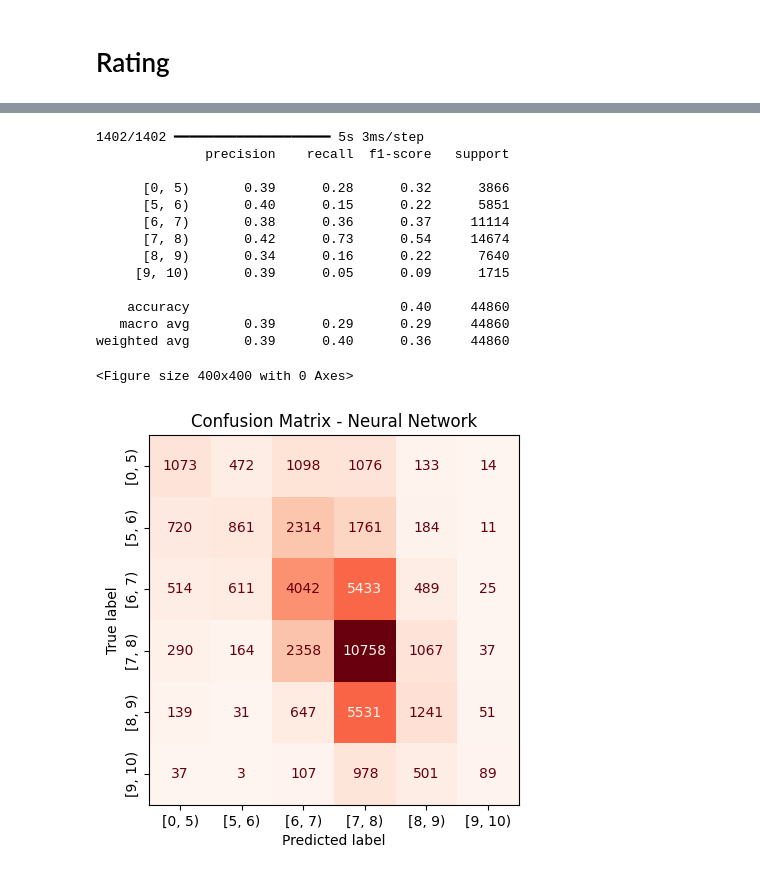
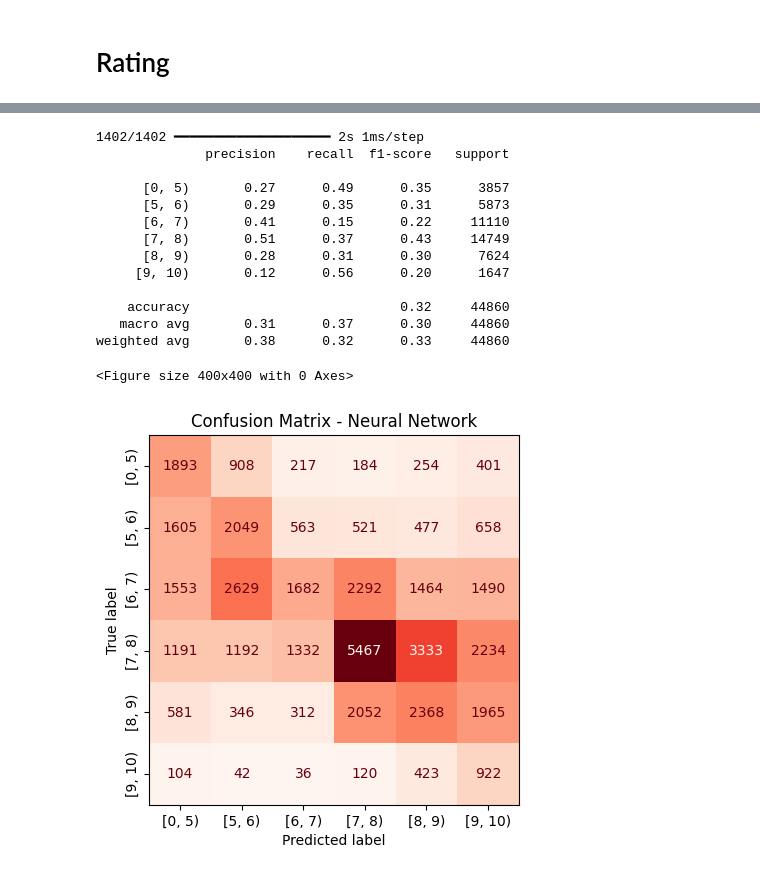
Before and after one commit to ChefBB/dm2_project, a Jupyter notebook: classification/neural_net_classif.ipynb, the cells around one changed output, grey strips where cells are left out. Drawn from its saved outputs; the diff is of its cells as text; code cells hidden in the pictures.

Commit message:
neural networks rework; ts report update

```diff
--- a/classification/neural_net_classif.ipynb
+++ b/classification/neural_net_classif.ipynb
@@ -355,0 +471,12 @@ plt.show()
+# %%
+y = pd.get_dummies(y, prefix='rating', dtype=int)
+# %%
+from sklearn.model_selection import train_test_split
+
+X_train, X_test, y_train, y_test = train_test_split(
+    X, y, test_size=0.3, random_state=42, stratify=y
+)
+
+X_train, X_val, y_train, y_val = train_test_split(
+    X_train, y_train, test_size=0.2, random_state=42, stratify=y_train
+)
@@ -356,3 +496,11 @@ plt.show()
+# %%
+# Preprocessing
+from sklearn.preprocessing import StandardScaler
+
+scaler = StandardScaler()
+X_train[to_scale] = scaler.fit_transform(X_train[to_scale])
+X_val[to_scale] = scaler.transform(X_val[to_scale])
+X_test[to_scale] = scaler.transform(X_test[to_scale])
 # %%
 # Counts for each class
 y_train.value_counts().sort_index()
@@ -391,2 +588,20 @@ model_rating.compile(
     metrics=['accuracy']
 )
+# %%
+import numpy as np
+from sklearn.utils.class_weight import compute_class_weight
+
+# Compute class weights
+class_weights = compute_class_weight(
+    class_weight='balanced',
+    classes=np.arange(y_train.shape[1]),
+    y=np.argmax(y_train.values, axis=1)
+)
+class_weights = {i: class_weights[i] for i in range(y_train.shape[1])}
+
+history_rating = model_rating.fit(
+    X_train, y_train,
+    epochs=100, batch_size=64, validation_data=(X_val, y_val),
+    class_weight=class_weights,
+    callbacks=[tf.keras.callbacks.EarlyStopping(monitor='val_loss', patience=10, restore_best_weights=True)]
+)
@@ -472,53 +686,48 @@ target_names = [
     '[9, 10)'
 ]
 
-
 # Predict on the test set
 y_pred = model_rating.predict(X_test)
 y_pred_classes = y_pred.argmax(axis=1)
+y_true_classes = y_true_classes.argmax(axis=1)
 
-# Use y_test directly as true class labels (no need for argmax)
-# y_true_classes = y_test
-
-# Print classification report using the corrected true labels
 print(classification_report(y_true_classes, y_pred_classes, target_names=target_names))
-
 
 plt.figure(figsize=(4, 4))
 
 # 1. Manually create the confusion matrix
 # Use the corrected y_true_classes along with the predicted classes
 cm = confusion_matrix(y_true_classes, y_pred_classes,)
 
 # 2. Create a new ConfusionMatrixDisplay object with the original matrix and labels
 disp = ConfusionMatrixDisplay(confusion_matrix=cm, display_labels=target_names)
 
 
 disp.xticks_rotation = 45
 
 # 3. Plot the confusion matrix
 disp.plot(cmap='Reds', colorbar=False)
 
 plt.xticks(rotation=0)
 plt.yticks(rotation=90, va='center')
 plt.title('Confusion Matrix - Neural Network')
 plt.show()
 # %% [output]
-1402/1402 ━━━━━━━━━━━━━━━━━━━━ 5s 3ms/step
+1402/1402 ━━━━━━━━━━━━━━━━━━━━ 2s 1ms/step
               precision    recall  f1-score   support
 
-      [0, 5)       0.39      0.28      0.32      3866
-      [5, 6)       0.40      0.15      0.22      5851
-      [6, 7)       0.38      0.36      0.37     11114
-      [7, 8)       0.42      0.73      0.54     14674
-      [8, 9)       0.34      0.16      0.22      7640
-     [9, 10)       0.39      0.05      0.09      1715
+      [0, 5)       0.27      0.49      0.35      3857
+      [5, 6)       0.29      0.35      0.31      5873
+      [6, 7)       0.41      0.15      0.22     11110
+      [7, 8)       0.51      0.37      0.43     14749
+      [8, 9)       0.28      0.31      0.30      7624
+     [9, 10)       0.12      0.56      0.20      1647
 
-    accuracy                           0.40     44860
-   macro avg       0.39      0.29      0.29     44860
-weighted avg       0.39      0.40      0.36     44860
+    accuracy                           0.32     44860
+   macro avg       0.31      0.37      0.30     44860
+weighted avg       0.38      0.32      0.33     44860
 <Figure size 400x400 with 0 Axes>
-[figure, old version]
+[figure, new version]
 # %%
 # ROC Curve
 from sklearn.metrics import roc_curve, auc
```
Also changed, not shown: parts of 36 cells of this notebook, 14 other files.
